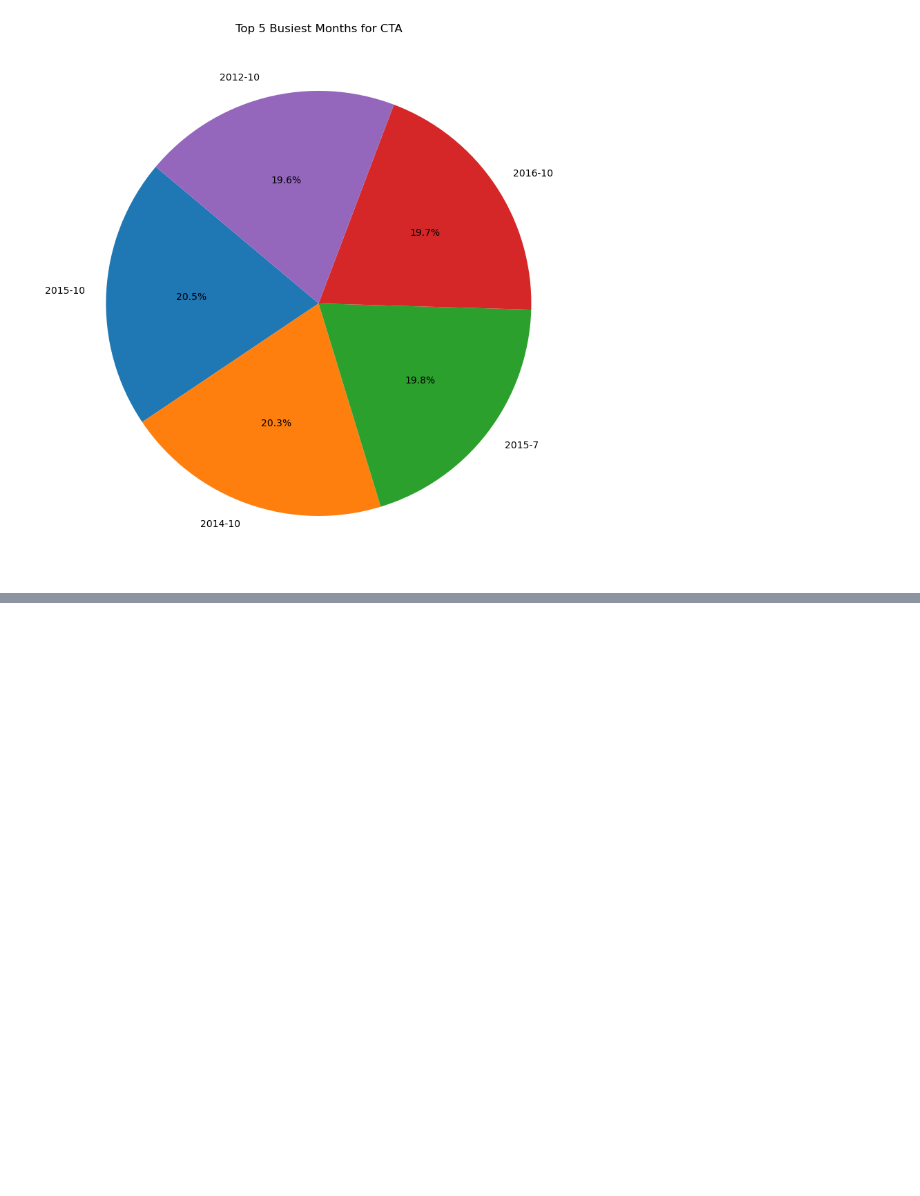
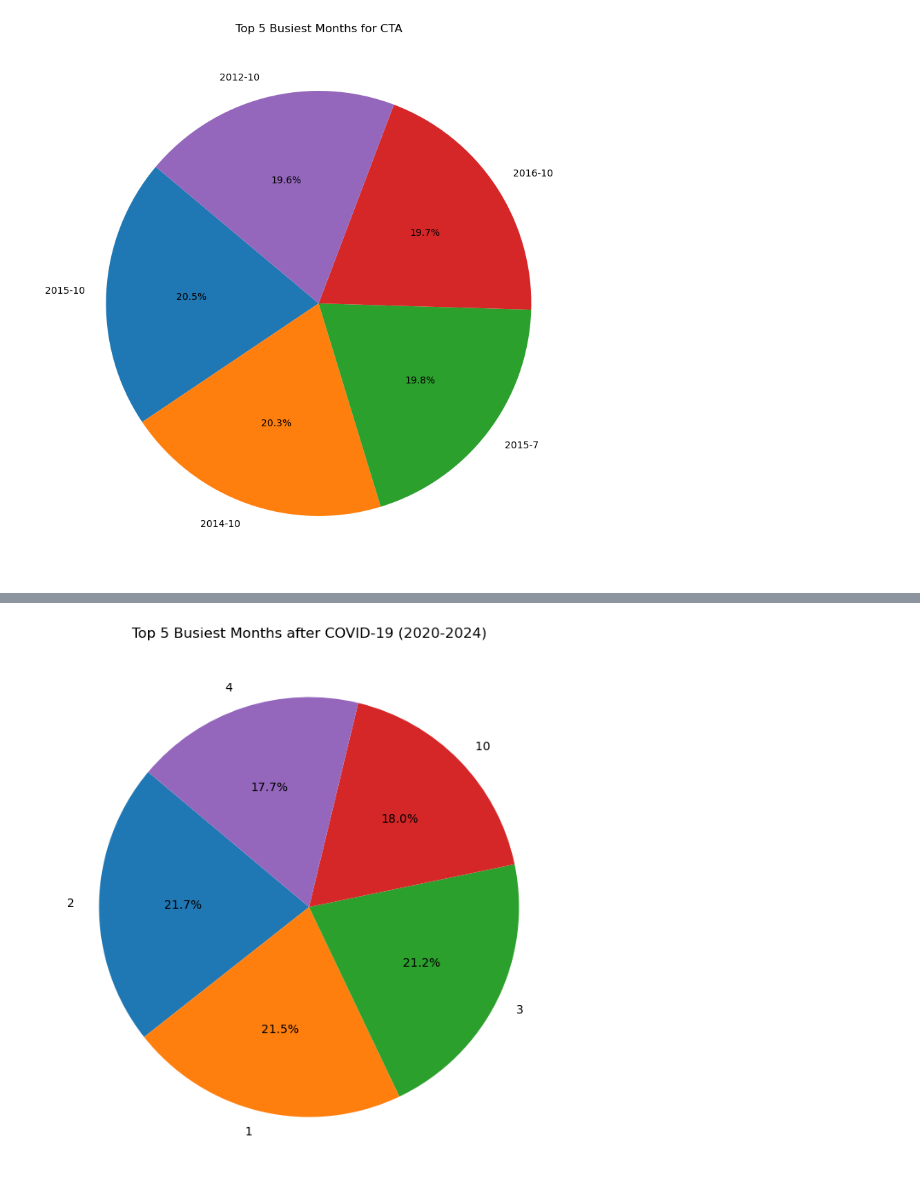
Before and after one commit to ayaF-PI/project-1, a Jupyter notebook: cta_busiest_months_analysis.ipynb, the cells around one changed output, grey strips where cells are left out. Drawn from its saved outputs; the diff is of its cells as text; code cells hidden in the pictures; blank space fills up the shorter version.

```diff
--- a/cta_busiest_months_analysis.ipynb
+++ b/cta_busiest_months_analysis.ipynb
@@ -201,0 +165,4 @@ monthtotal -0.116272  0.062142    1.000000
+# %%
+# After COVID-19 (2020-2024)
+after_covid_df = cta_ridership_df[cta_ridership_df['year'] >= 2020]
+after_covid_df
@@ -201,0 +209,8 @@ monthtotal -0.116272  0.062142    1.000000
+# %%
+# Group and sum the data by month after COVID-19
+monthly_totals_after_covid = after_covid_df.groupby('month')['monthtotal'].sum()
+
+# Sort and find the top 5 busiest months
+top_5_busiest_months_after_covid = monthly_totals_after_covid.sort_values(ascending=False).head(5)
+print("Top 5 Busiest Months After COVID-19:")
+print(top_5_busiest_months_after_covid)
@@ -201,0 +226,9 @@ monthtotal -0.116272  0.062142    1.000000
+# %%
+plt.figure(figsize=(8, 8))
+plt.pie(top_5_busiest_months_after_covid, labels=[f'{month} ' for month, total in top_5_busiest_months_after_covid.items()],
+        startangle=140, autopct='%1.1f%%')
+plt.title('Top 5 Busiest Months after COVID-19 (2020-2024)')
+plt.savefig('Top 5 Busiest Months Before COVID-19 (2020-2024)')
+plt.show()
+# %% [output]
+[figure, added]
```
Also changed, not shown: parts of 18 cells of this notebook, 3 other files.
